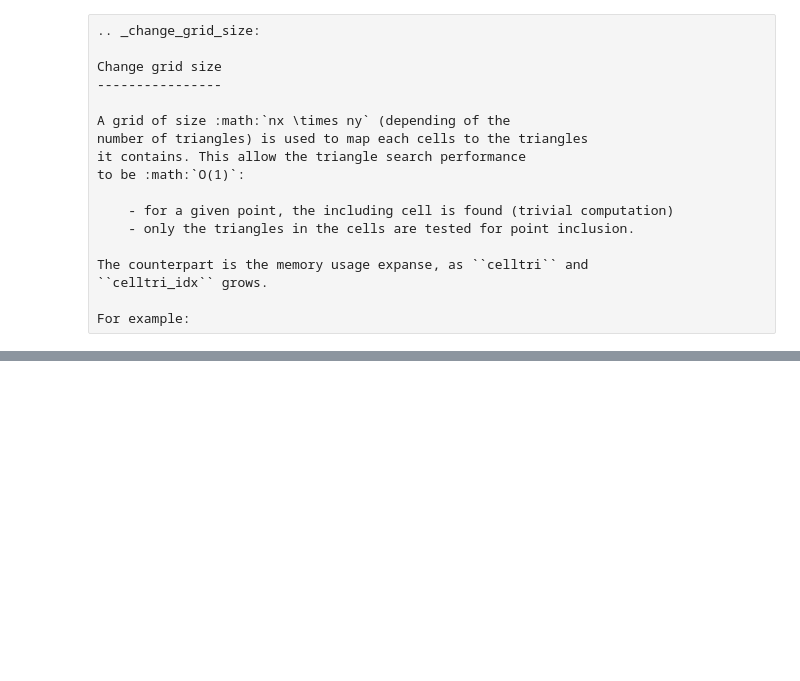
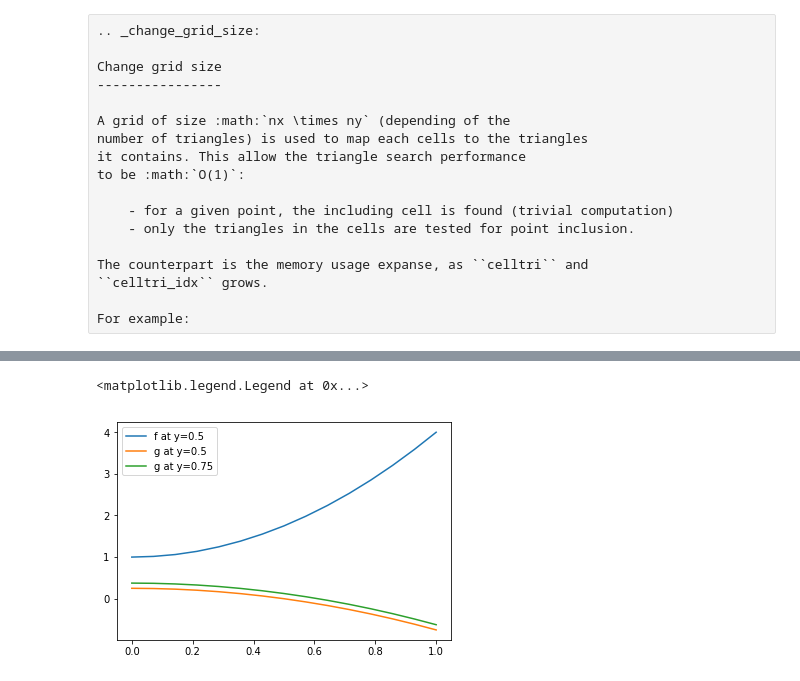
Before and after one commit to geomalgo/geomalgo-doc, a Jupyter notebook: triangulation.ipynb, the cells around one changed output, grey strips where cells are left out. Cells and saved outputs as stored; diff of their text form; code cells hidden in the pictures; blank space fills up the shorter version.

Commit message:
interpolator

```diff
--- a/triangulation.ipynb
+++ b/triangulation.ipynb
@@ -425,0 +488,26 @@ nx, ny = 32, celltri size: 1025, celltri_idx size: 7682
+# %%
+# Interpolate
+locator = ga.TriangulationLocator(TG)
+interpolator = ga.TriangulationInterpolator(TG, locator, NP)
+interpolator.set_points(xline, yline)
+linedata = np.empty(NP)
+interpolator.interpolate(vertdata, linedata)
+
+# Plot interpolation
+plot(xline, linedata, label='f at y=0.5')
+
+# Interpolate other data at the same points
+vertdata = g(TG.x, TG.y)
+interpolator.interpolate(vertdata, linedata)
+plot(xline, linedata, label='g at y=0.5')
+
+# Change points, and reinterpolate
+yline[:] = 0.75
+interpolator.set_points(xline, yline)
+interpolator.interpolate(vertdata, linedata)
+plot(xline, linedata, label='g at y=0.75')
+
+legend()
+# %% [output]
+<matplotlib.legend.Legend at 0x...>
+[figure, added]
```
Also changed, not shown: parts of 6 cells of this notebook.
